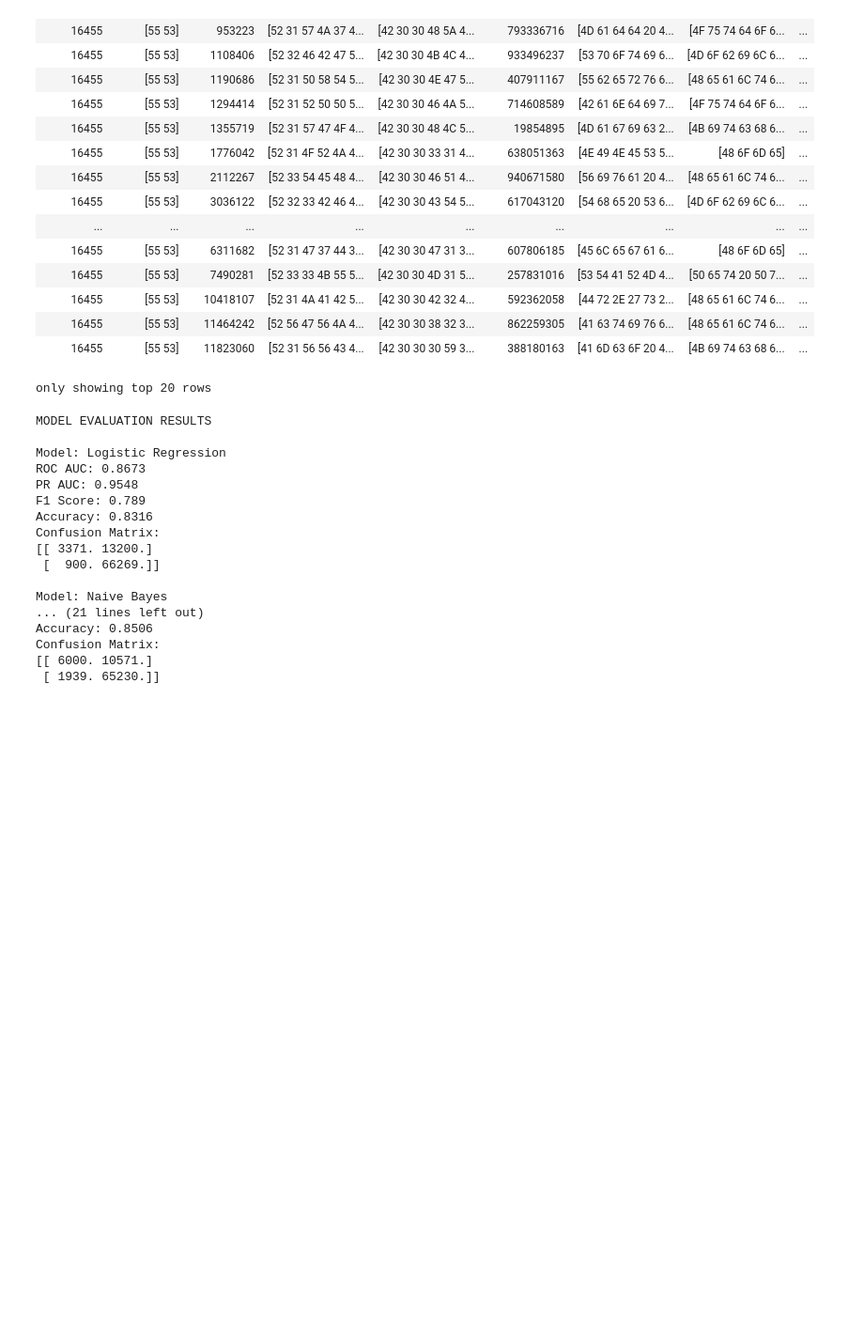
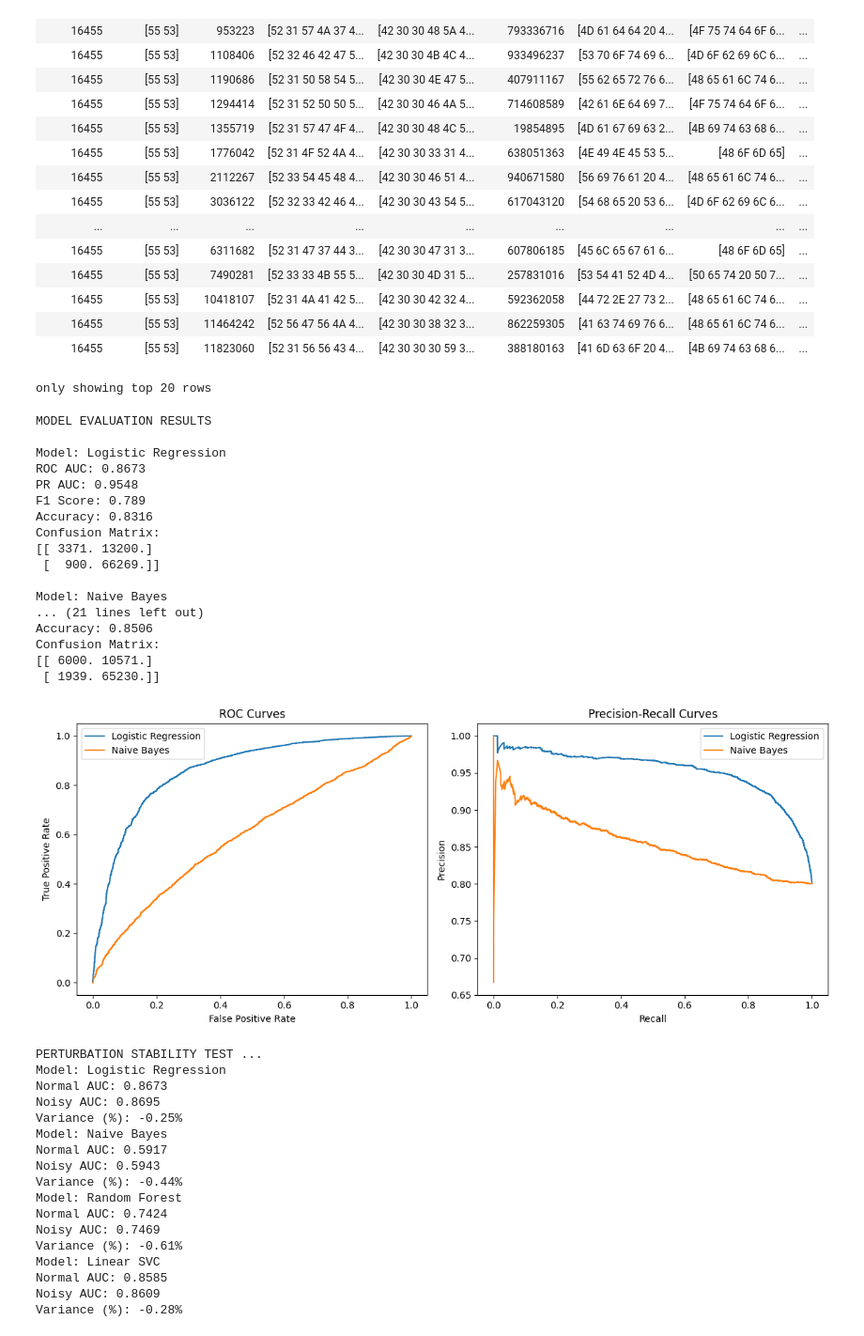
Before and after one commit to sreenadhyadav883/7006SCN2526MAYJUL-7006SCN_SYA_16073319, a Jupyter notebook: notebooks/Task5.ipynb, the cells around one changed output. Shown at 94% size. Saved outputs shown, nothing was run; the diff lists cells and outputs as text; code cells hidden in the pictures; blank space fills up the shorter version.

Commit message:
Task 5: Created standard Matplotlib ROC/PR curves and executed 50% subsampling perturbation stability test.

```diff
--- a/notebooks/Task5.ipynb
+++ b/notebooks/Task5.ipynb
@@ -153,3 +153,73 @@ Accuracy: 0.8506
 Confusion Matrix:
 [[ 6000. 10571.]
  [ 1939. 65230.]]
+# %%
+#BASIC PLOTTING & STABILITY TEST ...
+import matplotlib.pyplot as plt
+from sklearn.metrics import roc_curve, precision_recall_curve
+
+plot_models = {
+    "Logistic Regression": lr_model,
+    "Naive Bayes": nb_model
+}
+plt.figure(figsize=(12, 5))
+
+# Subplot 1: ROC Curve ....
+plt.subplot(1, 2, 1)
+plt.title("ROC Curves")
+plt.xlabel("False Positive Rate")
+plt.ylabel("True Positive Rate")
+
+for name, model in plot_models.items():
+    sample_df = model.transform(test_data).select("label", "rawPrediction").sample(False, 0.1, 42).toPandas()
+    probs = [vec[1] if len(vec) > 1 else vec[0] for vec in sample_df['rawPrediction']]
+    fpr, tpr, _ = roc_curve(sample_df['label'], probs)
+    plt.plot(fpr, tpr, label=name)
+plt.legend()
+
+#Subplot 2: Precision-Recall Curve
+plt.subplot(1, 2, 2)
+plt.title("Precision-Recall Curves")
+plt.xlabel("Recall")
+plt.ylabel("Precision")
+
+for name, model in plot_models.items():
+    sample_df = model.transform(test_data).select("label", "rawPrediction").sample(False, 0.1, 42).toPandas()
+    probs = [vec[1] if len(vec) > 1 else vec[0] for vec in sample_df['rawPrediction']]
+    precision, recall, _ = precision_recall_curve(sample_df['label'], probs)
+    plt.plot(recall, precision, label=name)
+
+plt.legend()
+plt.tight_layout()
+plt.show()
+
+# Perturbation Stability Test (50% Data Sub-sampling)
+print("PERTURBATION STABILITY TEST ...")
+perturbed_test = test_data.sample(withReplacement=False, fraction=0.50, seed=999)
+for name, model in models.items():
+    base_score = eval_roc.evaluate(model.transform(test_data))
+    noisy_score = eval_roc.evaluate(model.transform(perturbed_test))
+    difference = ((base_score - noisy_score) / base_score) * 100
+    print("Model: " + name)
+    print("Normal AUC: " + str(round(base_score, 4)))
+    print("Noisy AUC: " + str(round(noisy_score, 4)))
+    print("Variance (%): " + str(round(difference, 2)) + "%")
+# %% [output]
+[figure, added]
+PERTURBATION STABILITY TEST ...
+Model: Logistic Regression
+Normal AUC: 0.8673
+Noisy AUC: 0.8695
+Variance (%): -0.25%
+Model: Naive Bayes
+Normal AUC: 0.5917
+Noisy AUC: 0.5943
+Variance (%): -0.44%
+Model: Random Forest
+Normal AUC: 0.7424
+Noisy AUC: 0.7469
+Variance (%): -0.61%
+Model: Linear SVC
+Normal AUC: 0.8585
+Noisy AUC: 0.8609
+Variance (%): -0.28%
```
